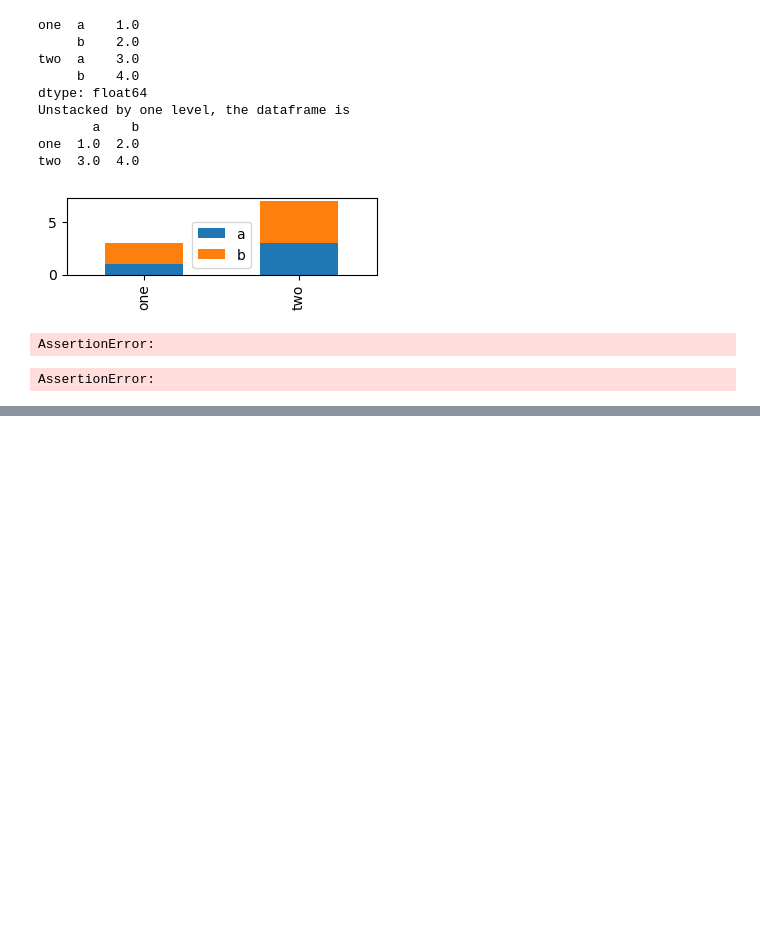
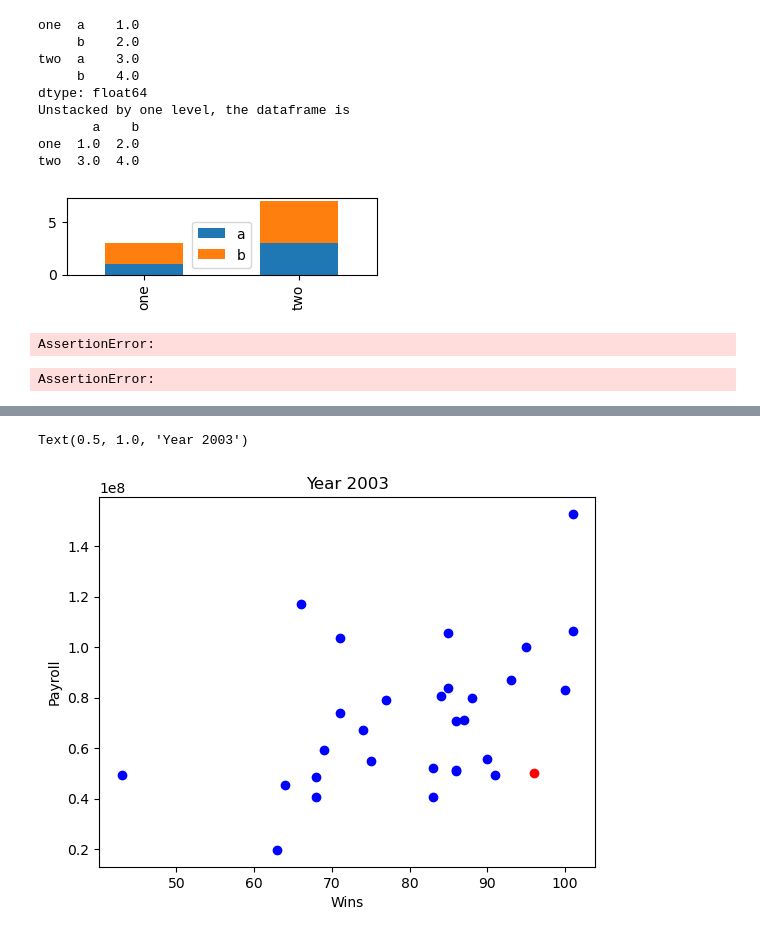
Before and after one commit to RyanColorado04/DataScience, a Jupyter notebook: homework2/hmwk2.ipynb, the cells around one changed output, grey strips where cells are left out. Cells and saved outputs as stored; diff of their text form; code cells hidden in the pictures; blank space fills up the shorter version.

```diff
--- a/homework2/hmwk2.ipynb
+++ b/homework2/hmwk2.ipynb
@@ -634,0 +606,15 @@ Text(0, 0.5, 'Payroll')
+# %%
+# 2003 graph
+for i in range(0, len(wins2003)):
+    x = wins2003[i]
+    y = payroll2003[i]
+    if i == 20:
+        plt.plot(x, y, 'ro')
+    else:
+        plt.plot(x, y, 'bo')
+plt.xlabel('Wins')
+plt.ylabel('Payroll')
+plt.title("Year 2003")
+# %% [output]
+Text(0.5, 1.0, 'Year 2003')
+[figure, added]
```
Also changed, not shown: parts of 7 cells of this notebook.
